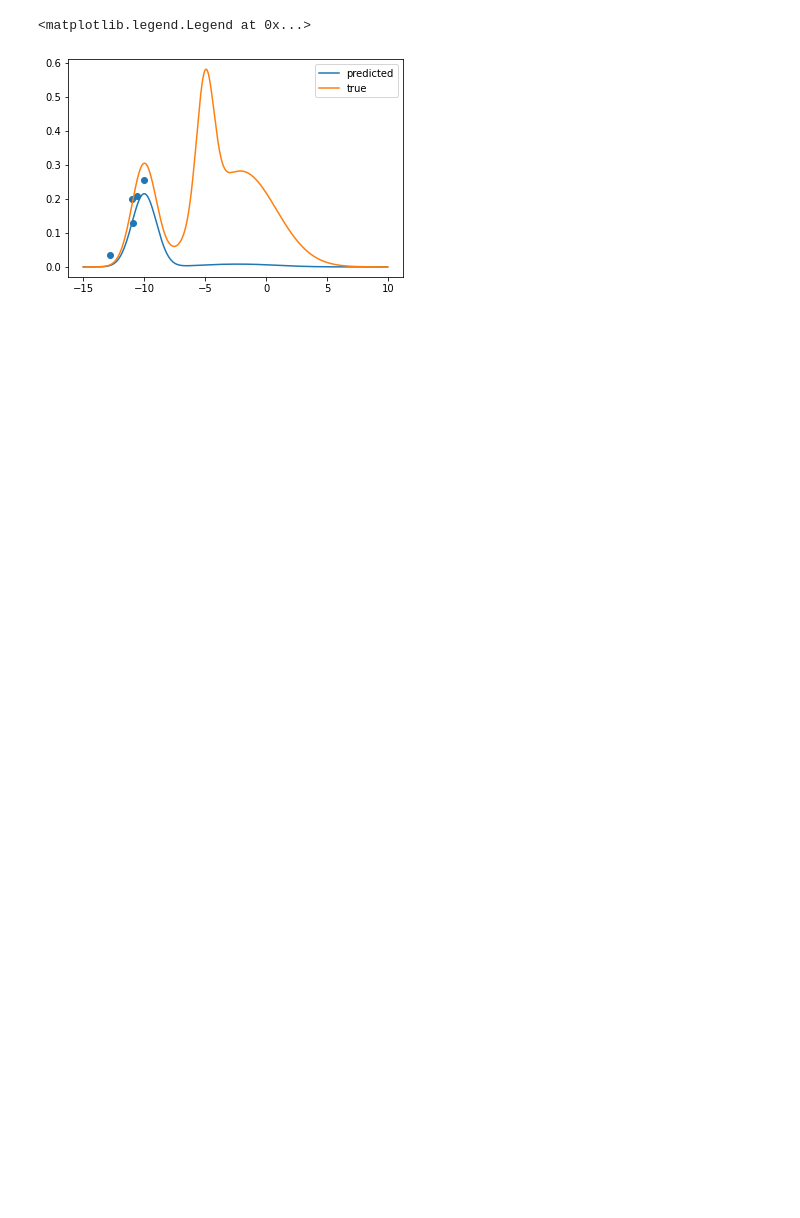
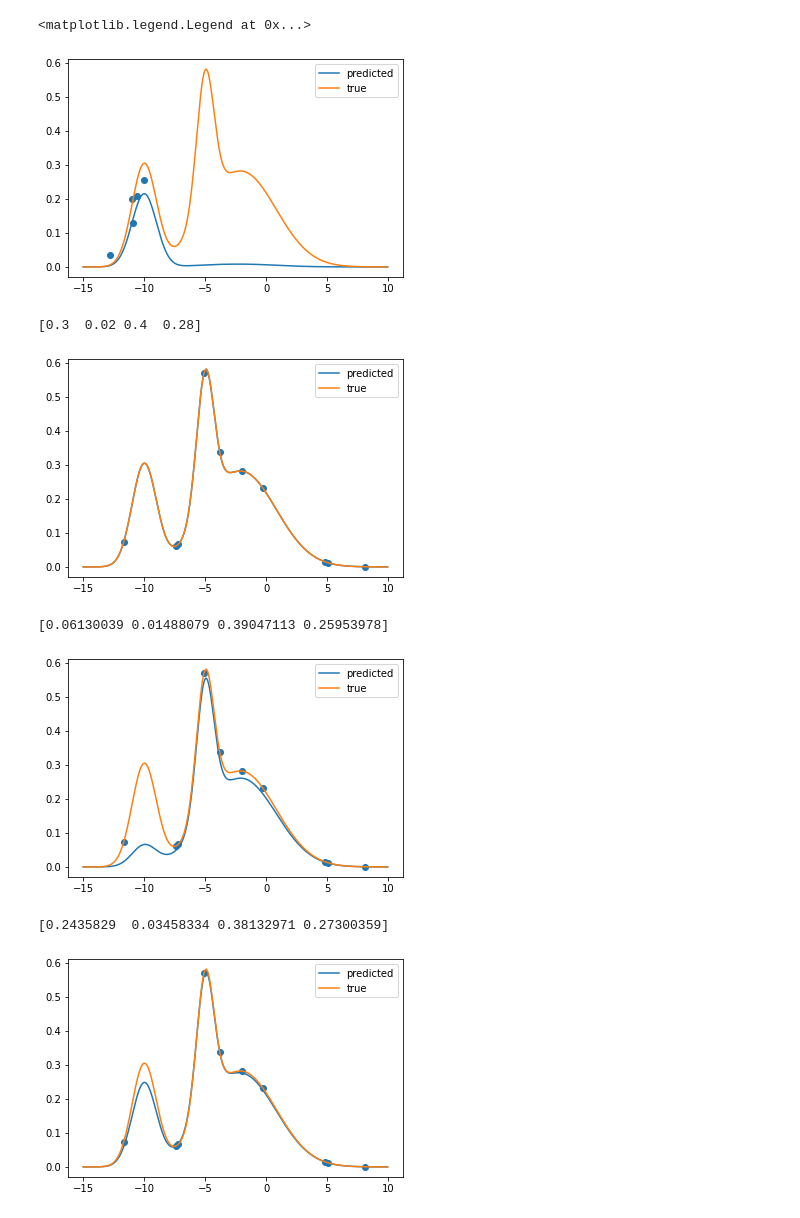
Before and after one commit to remag2069/SOP, a Jupyter notebook: new.ipynb, the cells around one changed output. Cells and saved outputs as stored; diff of their text form; code cells hidden in the pictures; blank space fills up the shorter version.

```diff
--- a/new.ipynb
+++ b/new.ipynb
@@ -138,3 +149,42 @@ plt.legend()
 # %% [output]
 <matplotlib.legend.Legend at 0x...>
 [figure]
+# %%
+reg = linear_model.LinearRegression()
+reg.fit(train_data_x, train_data_y)
+print(reg.coef_)
+y_new=plotter(graphs,x,list(reg.coef_))
+plt.plot(x,y_new, label="predicted")
+plt.plot(x,y, label="true")
+plt.scatter(train_x,train_data_y)
+plt.legend()
+plt.show()
+
+##
+reg = linear_model.Lasso(alpha=0.001)
+reg.fit(train_data_x, train_data_y)
+print(reg.coef_)
+y_new=plotter(graphs,x,list(reg.coef_))
+plt.plot(x,y_new, label="predicted")
+plt.plot(x,y, label="true")
+plt.scatter(train_x,train_data_y)
+plt.legend()
+plt.show()
+
+##
+reg = linear_model.Ridge(alpha=0.01)
+reg.fit(train_data_x, train_data_y)
+print(reg.coef_)
+y_new=plotter(graphs,x,list(reg.coef_))
+plt.plot(x,y_new, label="predicted")
+plt.plot(x,y, label="true")
+plt.scatter(train_x,train_data_y)
+plt.legend()
+plt.show()
+# %% [output]
+[0.3  0.02 0.4  0.28]
+[figure, added]
+[0.06130039 0.01488079 0.39047113 0.25953978]
+[figure, added]
+[0.2435829  0.03458334 0.38132971 0.27300359]
+[figure, added]
```
Also changed, not shown: parts of 5 cells of this notebook.
